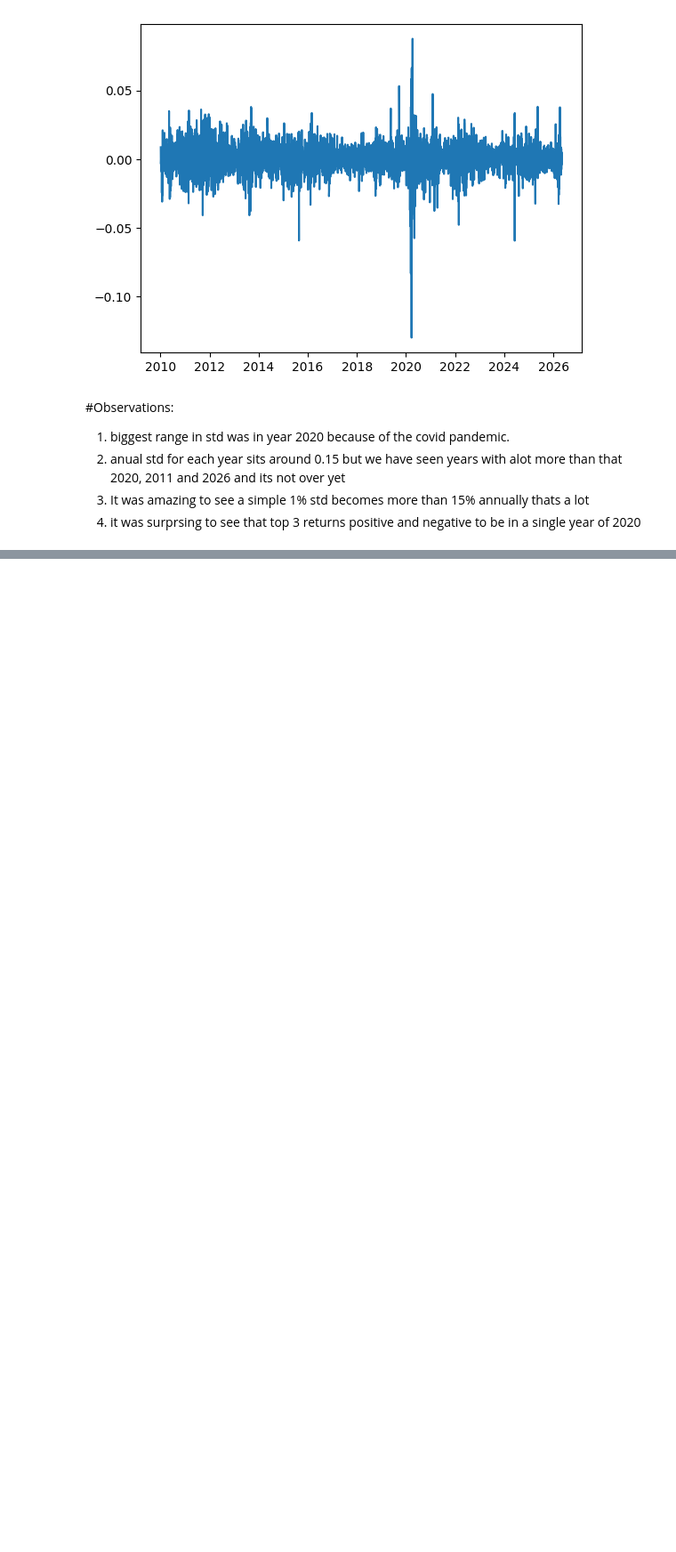
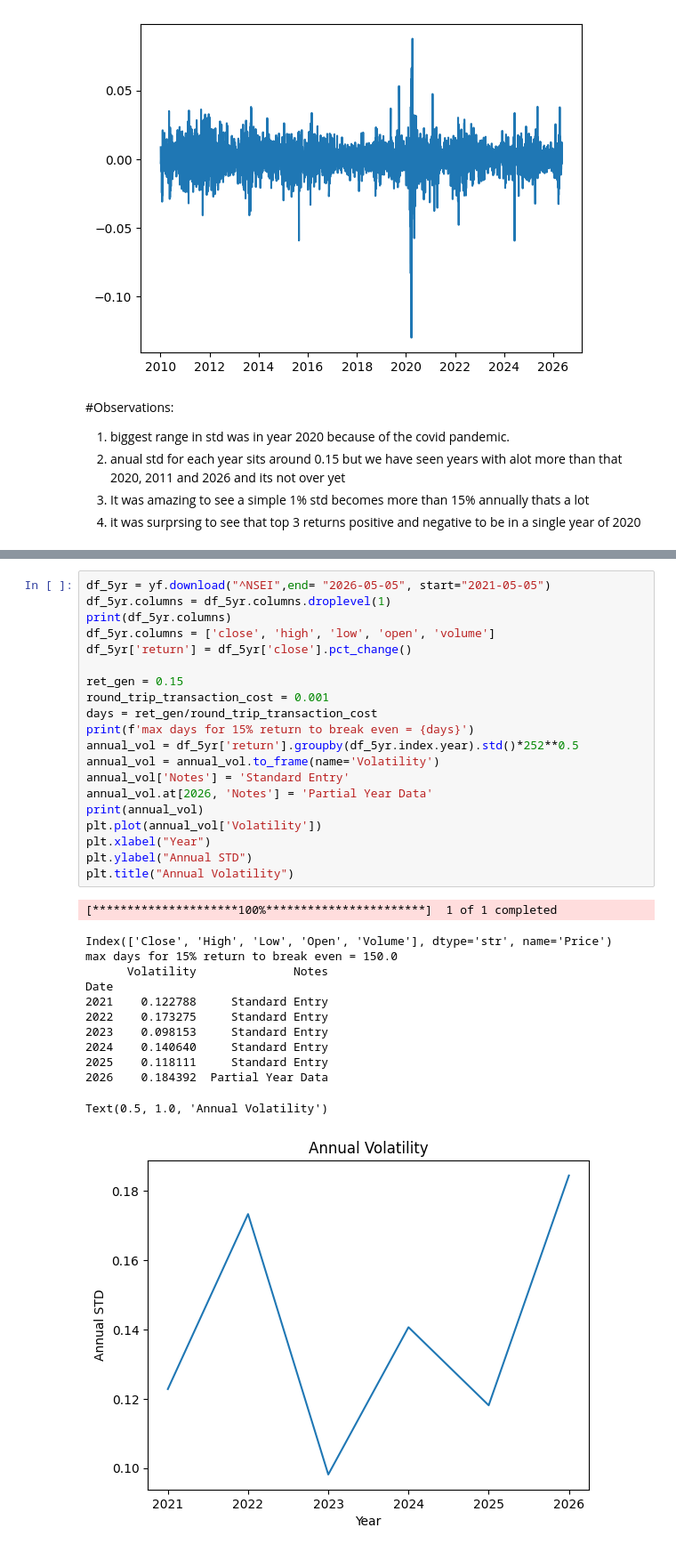
Before and after one commit to varungarg983/quant-trading-research, a Jupyter notebook: nifty_research.ipynb, the cells around one changed output, grey strips where cells are left out. Shown at 89% size. Drawn from its saved outputs; the diff is of its cells as text; blank space fills up the shorter version.

Commit message:
Nifty50 Add transaction cost analysis and annual volatility to Nifty notebook

```diff
--- a/nifty_research.ipynb
+++ b/nifty_research.ipynb
@@ -110,0 +117,34 @@ Name: return, dtype: float64
+# %%
+df_5yr = yf.download("^NSEI",end= "2026-05-05", start="2021-05-05")
+df_5yr.columns = df_5yr.columns.droplevel(1)
+print(df_5yr.columns)
+df_5yr.columns = ['close', 'high', 'low', 'open', 'volume']
+df_5yr['return'] = df_5yr['close'].pct_change()
+
+ret_gen = 0.15
+round_trip_transaction_cost = 0.001
+days = ret_gen/round_trip_transaction_cost
+print(f'max days for 15% return to break even = {days}')
+annual_vol = df_5yr['return'].groupby(df_5yr.index.year).std()*252**0.5
+annual_vol = annual_vol.to_frame(name='Volatility')
+annual_vol['Notes'] = 'Standard Entry'
+annual_vol.at[2026, 'Notes'] = 'Partial Year Data'
+print(annual_vol)
+plt.plot(annual_vol['Volatility'])
+plt.xlabel("Year")
+plt.ylabel("Annual STD")
+plt.title("Annual Volatility")
+# %% [output]
+[*********************100%***********************]  1 of 1 completed
+Index(['Close', 'High', 'Low', 'Open', 'Volume'], dtype='str', name='Price')
+max days for 15% return to break even = 150.0
+      Volatility              Notes
+Date
+2021    0.122788     Standard Entry
+2022    0.173275     Standard Entry
+2023    0.098153     Standard Entry
+2024    0.140640     Standard Entry
+2025    0.118111     Standard Entry
+2026    0.184392  Partial Year Data
+Text(0.5, 1.0, 'Annual Volatility')
+[figure, added]
```
Also changed, not shown: parts of 7 cells of this notebook.
